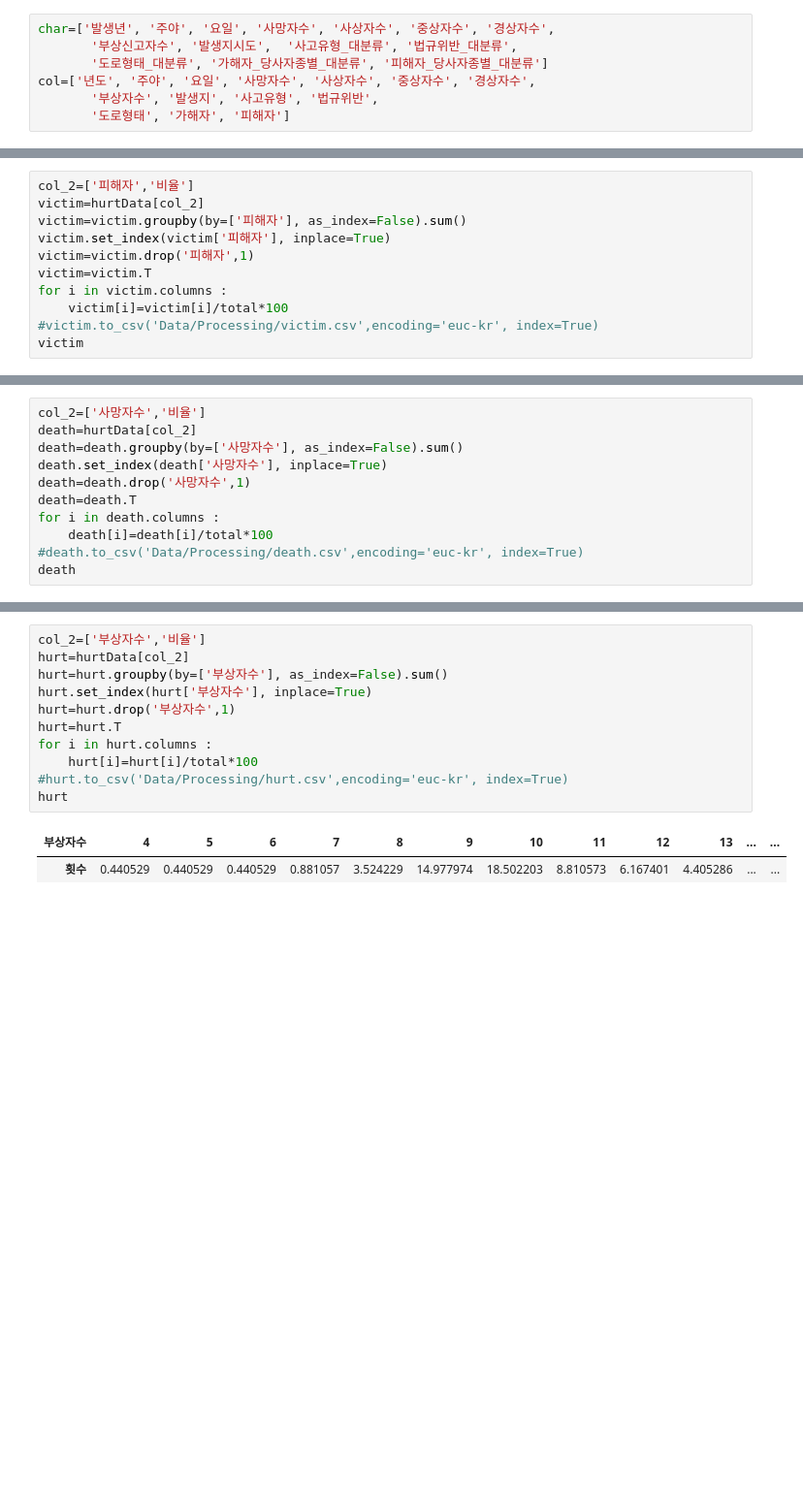
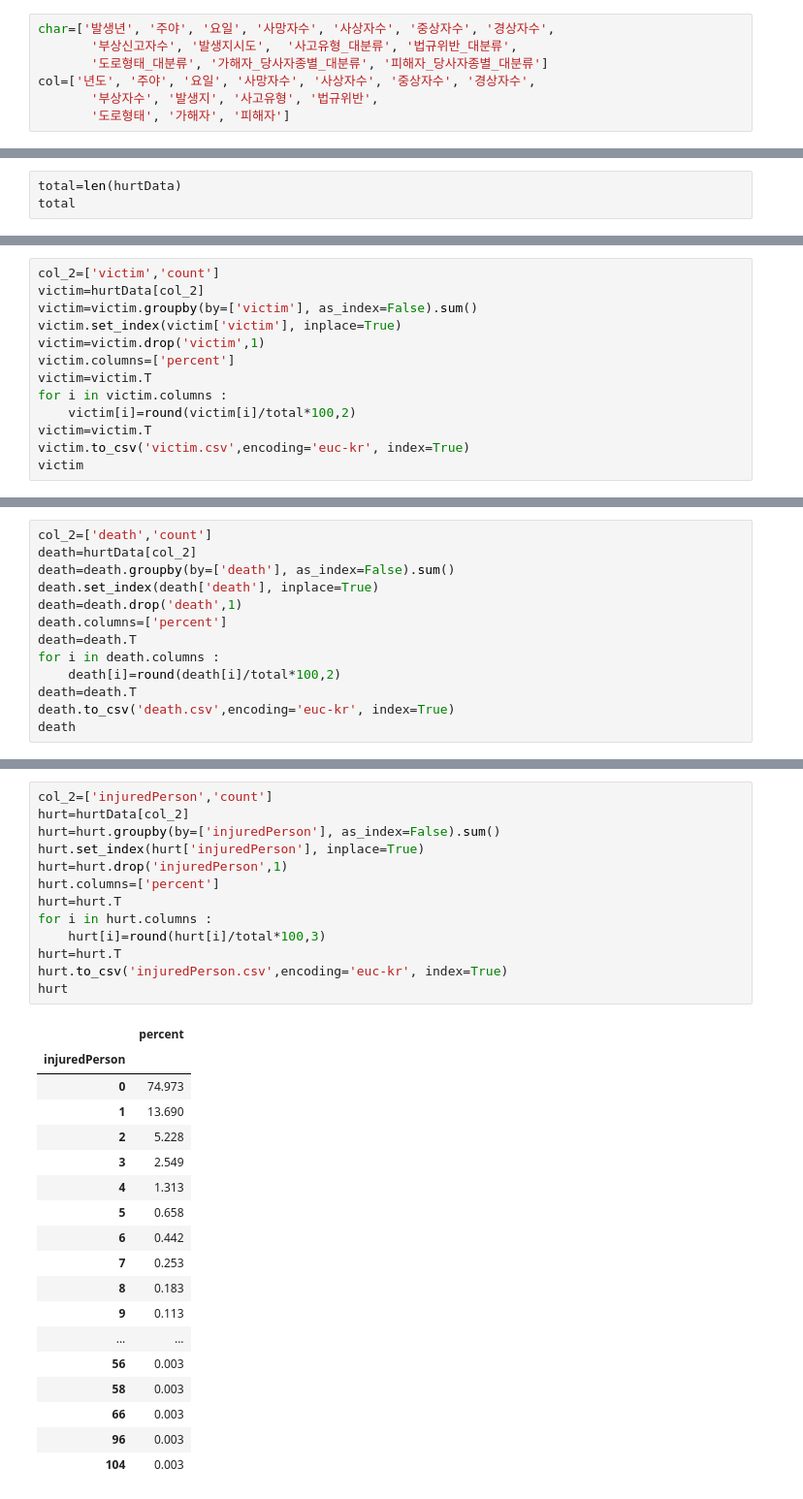
Before and after one commit to soobin99/DataVis, a Jupyter notebook: DataProcessing/DataProcessing.ipynb, the cells around one changed output, grey strips where cells are left out. Shown at 97% size. Saved outputs shown, nothing was run; the diff lists cells and outputs as text; blank space fills up the shorter version.

```diff
--- a/DataProcessing/DataProcessing.ipynb
+++ b/DataProcessing/DataProcessing.ipynb
@@ -182,0 +169,3 @@ hurtData.to_csv('Data/Processing/hurtData.csv',encoding='euc-kr', index=False)
+# %%
+total=len(hurtData)
+total
@@ -282,12 +347,14 @@ perpetrator
 # %%
-col_2=['피해자','비율']
+col_2=['victim','count']
 victim=hurtData[col_2]
-victim=victim.groupby(by=['피해자'], as_index=False).sum()
-victim.set_index(victim['피해자'], inplace=True)
-victim=victim.drop('피해자',1)
+victim=victim.groupby(by=['victim'], as_index=False).sum()
+victim.set_index(victim['victim'], inplace=True)
+victim=victim.drop('victim',1)
+victim.columns=['percent']
 victim=victim.T
 for i in victim.columns :
-    victim[i]=victim[i]/total*100
-#victim.to_csv('Data/Processing/victim.csv',encoding='euc-kr', index=True)
+    victim[i]=round(victim[i]/total*100,2)
+victim=victim.T
+victim.to_csv('victim.csv',encoding='euc-kr', index=True)
 victim
 # %% [output]
@@ -296,12 +378,14 @@ victim
 # %%
-col_2=['사망자수','비율']
+col_2=['death','count']
 death=hurtData[col_2]
-death=death.groupby(by=['사망자수'], as_index=False).sum()
-death.set_index(death['사망자수'], inplace=True)
-death=death.drop('사망자수',1)
+death=death.groupby(by=['death'], as_index=False).sum()
+death.set_index(death['death'], inplace=True)
+death=death.drop('death',1)
+death.columns=['percent']
 death=death.T
 for i in death.columns :
-    death[i]=death[i]/total*100
-#death.to_csv('Data/Processing/death.csv',encoding='euc-kr', index=True)
+    death[i]=round(death[i]/total*100,2)
+death=death.T
+death.to_csv('death.csv',encoding='euc-kr', index=True)
 death
 # %% [output]
@@ -310,14 +401,32 @@ death
 # %%
-col_2=['부상자수','비율']
+col_2=['injuredPerson','count']
 hurt=hurtData[col_2]
-hurt=hurt.groupby(by=['부상자수'], as_index=False).sum()
-hurt.set_index(hurt['부상자수'], inplace=True)
-hurt=hurt.drop('부상자수',1)
+hurt=hurt.groupby(by=['injuredPerson'], as_index=False).sum()
+hurt.set_index(hurt['injuredPerson'], inplace=True)
+hurt=hurt.drop('injuredPerson',1)
+hurt.columns=['percent']
 hurt=hurt.T
 for i in hurt.columns :
-    hurt[i]=hurt[i]/total*100
-#hurt.to_csv('Data/Processing/hurt.csv',encoding='euc-kr', index=True)
+    hurt[i]=round(hurt[i]/total*100,3)
+hurt=hurt.T
+hurt.to_csv('injuredPerson.csv',encoding='euc-kr', index=True)
 hurt
 # %% [output]
-| 부상자수 | 4 | 5 | 6 | 7 | 8 | 9 | 10 | 11 | 12 | 13 | ... | ... |
-| 횟수 | 0.440529 | 0.440529 | 0.440529 | 0.881057 | 3.524229 | 14.977974 | 18.502203 | 8.810573 | 6.167401 | 4.405286 | ... | ... |
+|  | percent |
+| injuredPerson |  |
+| 0 | 74.973 |
+| 1 | 13.690 |
+| 2 | 5.228 |
+| 3 | 2.549 |
+| 4 | 1.313 |
+| 5 | 0.658 |
+| 6 | 0.442 |
+| 7 | 0.253 |
+| 8 | 0.183 |
+| 9 | 0.113 |
+| ... | ... |
+| 56 | 0.003 |
+| 58 | 0.003 |
+| 66 | 0.003 |
+| 96 | 0.003 |
+| 104 | 0.003 |
```
Also changed, not shown: parts of 23 cells of this notebook, 52 other files.
